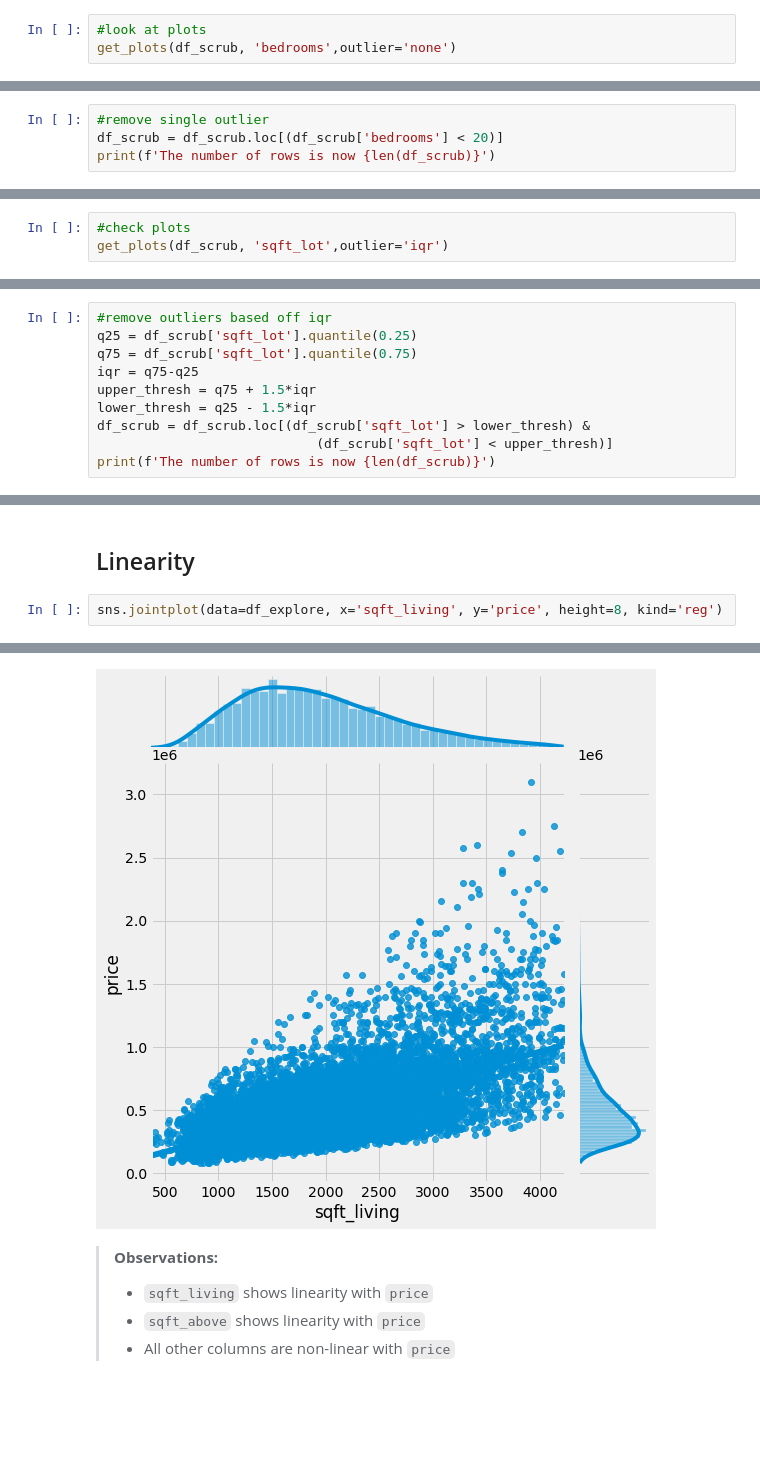
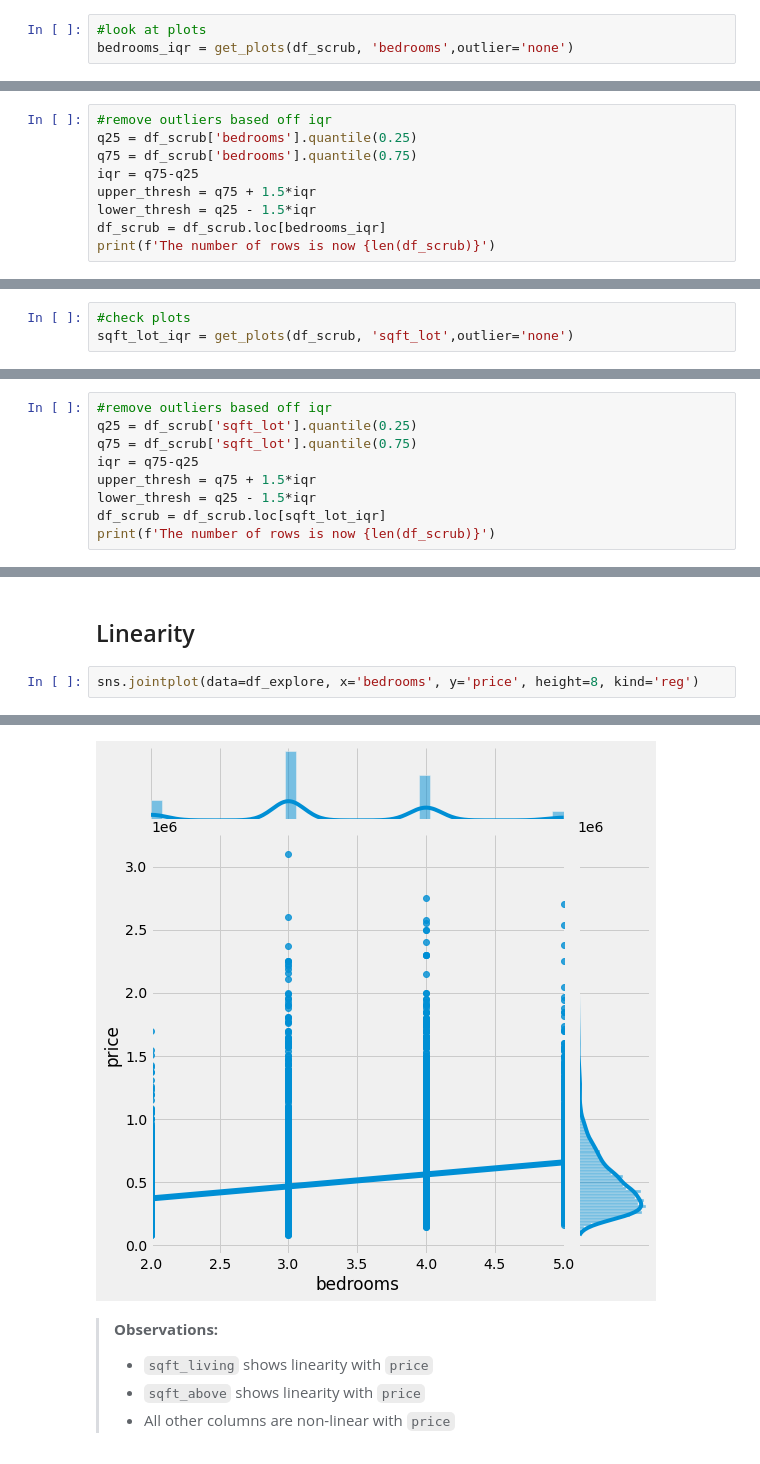
Before and after one commit to bentson1187/dsc-phase-2-project, a Jupyter notebook: Bentson, Brian Phase 2 Project.ipynb, the cells around one changed output, grey strips where cells are left out. Drawn from its saved outputs; the diff is of its cells as text; blank space fills up the shorter version.

```diff
--- a/Bentson, Brian Phase 2 Project.ipynb
+++ b/Bentson, Brian Phase 2 Project.ipynb
@@ -760,5 +958,5 @@ The number of rows is now 14946
 ### `bedrooms` Column
 # %%
 #look at plots
-get_plots(df_scrub, 'bedrooms',outlier='none')
+bedrooms_iqr = get_plots(df_scrub, 'bedrooms',outlier='none')
 # %% [output]
@@ -784,5 +979,10 @@ get_plots(df_scrub, 'bedrooms',outlier='none')
 # %%
-#remove single outlier
-df_scrub = df_scrub.loc[(df_scrub['bedrooms'] < 20)]
+#remove outliers based off iqr
+q25 = df_scrub['bedrooms'].quantile(0.25)
+q75 = df_scrub['bedrooms'].quantile(0.75)
+iqr = q75-q25
+upper_thresh = q75 + 1.5*iqr
+lower_thresh = q25 - 1.5*iqr
+df_scrub = df_scrub.loc[bedrooms_iqr]
 print(f'The number of rows is now {len(df_scrub)}')
 # %% [output]
@@ -808,5 +1017,5 @@ get_plots(df_scrub, 'bedrooms',outlier='none')
 ### `sqft_lot` Column
 # %%
 #check plots
-get_plots(df_scrub, 'sqft_lot',outlier='iqr')
+sqft_lot_iqr = get_plots(df_scrub, 'sqft_lot',outlier='none')
 # %% [output]
@@ -837,7 +1042,6 @@ q75 = df_scrub['sqft_lot'].quantile(0.75)
 iqr = q75-q25
 upper_thresh = q75 + 1.5*iqr
 lower_thresh = q25 - 1.5*iqr
-df_scrub = df_scrub.loc[(df_scrub['sqft_lot'] > lower_thresh) &
-                            (df_scrub['sqft_lot'] < upper_thresh)]
+df_scrub = df_scrub.loc[sqft_lot_iqr]
 print(f'The number of rows is now {len(df_scrub)}')
 # %% [output]
@@ -949,10 +1172,10 @@ df_explore
 # %% [markdown]
 ## Linearity
 # %%
-sns.jointplot(data=df_explore, x='sqft_living', y='price', height=8, kind='reg')
+sns.jointplot(data=df_explore, x='bedrooms', y='price', height=8, kind='reg')
 # %% [output]
 <seaborn.axisgrid.JointGrid at 0x...>
-[figure, old version]
+[figure, new version]
 # %% [markdown]
 > **Observations:**
 > - `sqft_living` shows linearity with `price`
```
Also changed, not shown: parts of 126 cells of this notebook.
